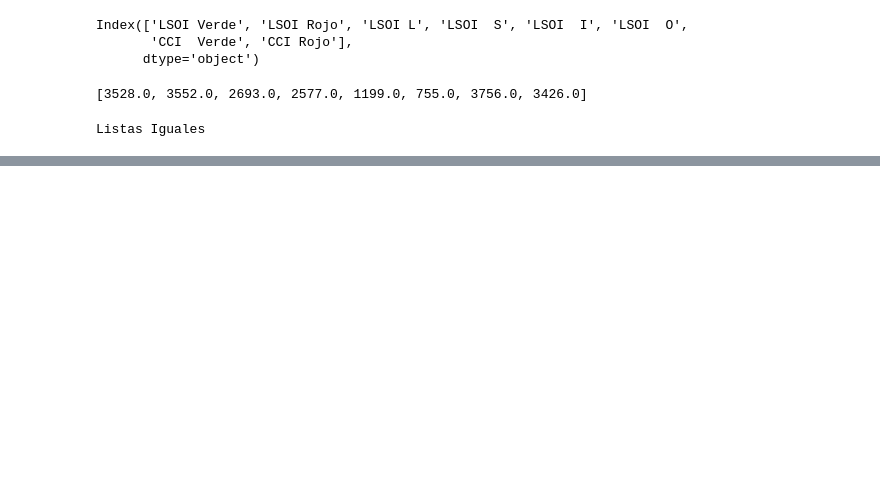
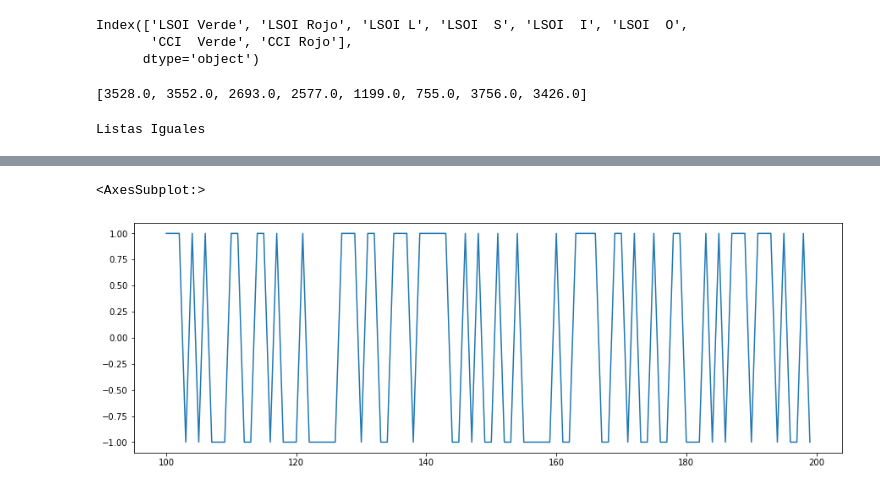
Before and after one commit to hoopercesar/Machine-Learning-Projects, a Jupyter notebook: 30MIN ACTUALIZADO.ipynb, the cells around one changed output, grey strips where cells are left out. Drawn from its saved outputs; the diff is of its cells as text; code cells hidden in the pictures; blank space fills up the shorter version.

```diff
--- a/30MIN ACTUALIZADO.ipynb
+++ b/30MIN ACTUALIZADO.ipynb
@@ -110,0 +133,5 @@ Rolling [window=3,center=False,axis=0]
+# %%
+diff[100:200].plot(figsize=(15,5))
+# %% [output]
+<AxesSubplot:>
+[figure, added]
```
Also changed, not shown: parts of 8 cells of this notebook.
